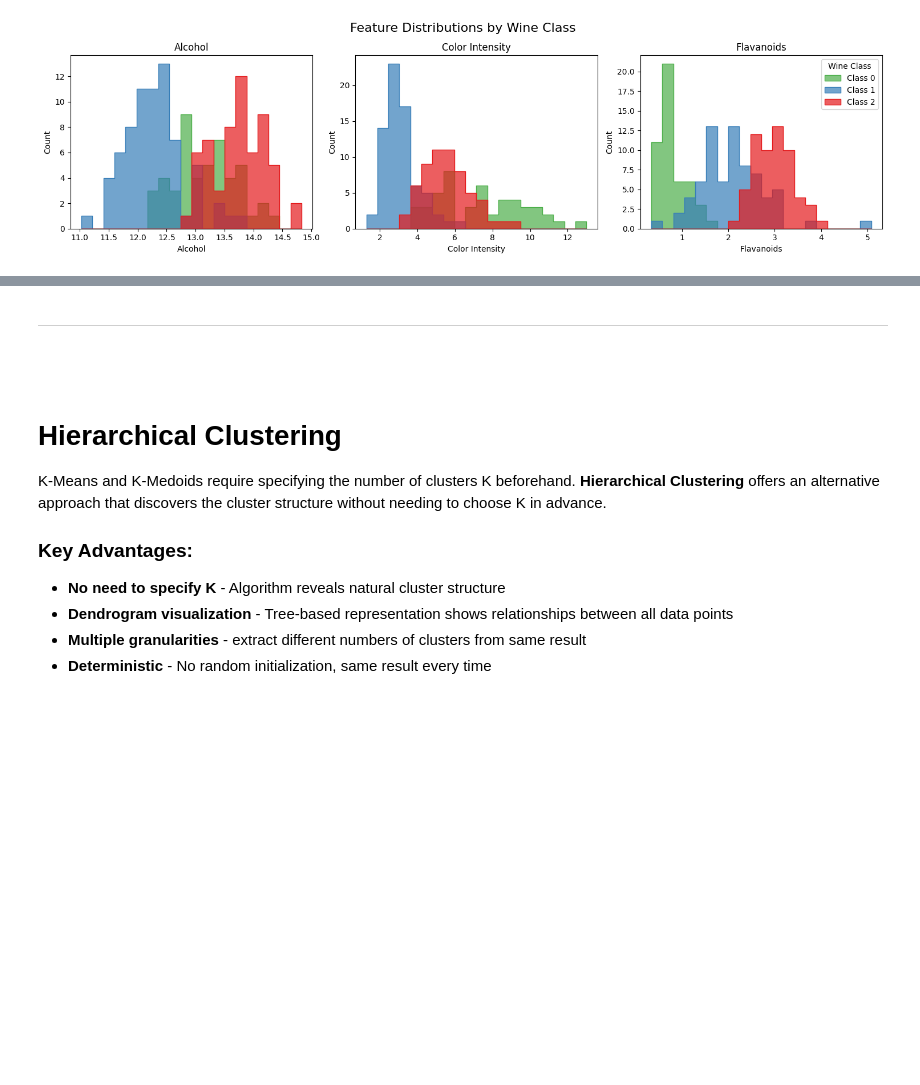
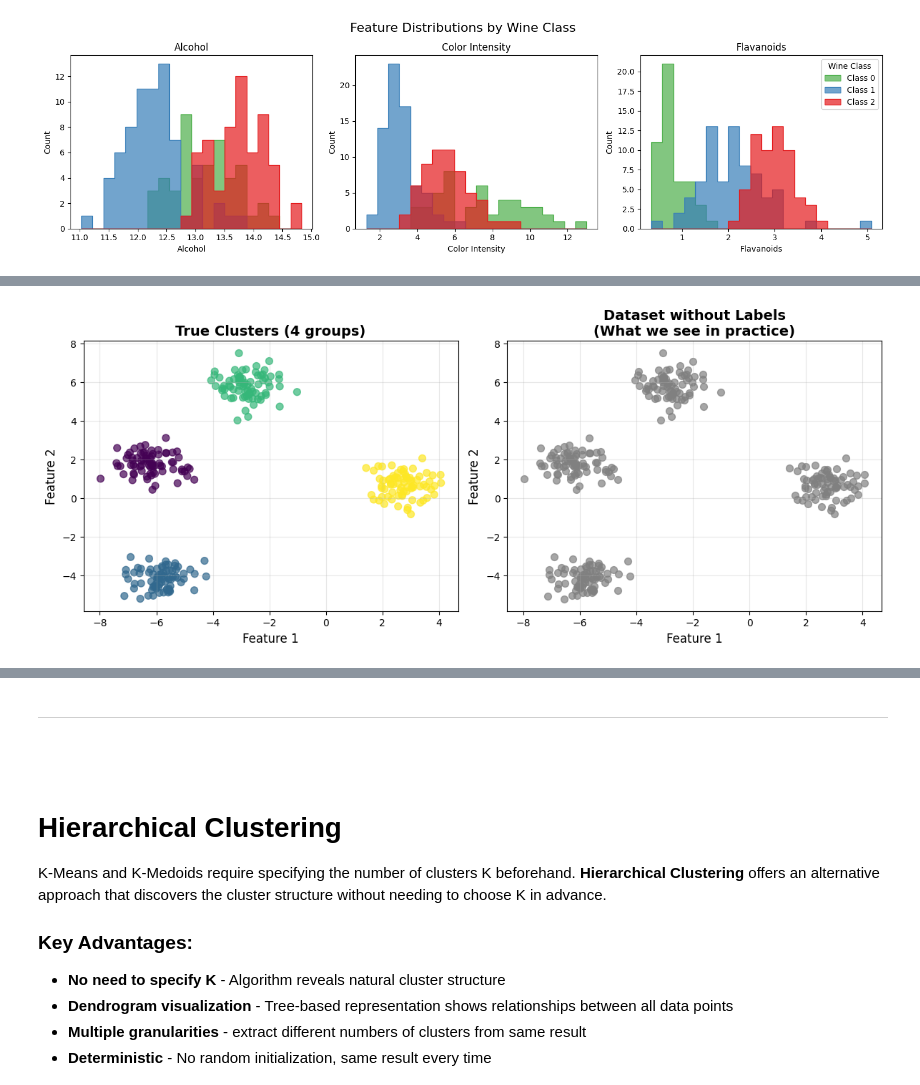
Before and after one commit to Jamoser123/PNR_Advanced_DataScience, a Jupyter notebook: 3_Clustering/HandsOn_Clustering.ipynb, the cells around one changed output, grey strips where cells are left out. Cells and saved outputs as stored; diff of their text form; code cells hidden in the pictures; blank space fills up the shorter version.

```diff
--- a/3_Clustering/HandsOn_Clustering.ipynb
+++ b/3_Clustering/HandsOn_Clustering.ipynb
@@ -216,0 +196,52 @@ Let's see how well K-Means performs on our Wine dataset and visualize the cluste
+# %%
+import numpy as np
+import matplotlib.pyplot as plt
+from sklearn.datasets import make_blobs
+from sklearn.cluster import KMeans
+from sklearn.preprocessing import StandardScaler
+import pandas as pd
+
+np.random.seed(42)
+
+# Parameters for the dataset
+n_samples = 300
+n_features = 2
+centers = 4
+
+# Generate a clean 2D dataset with 4 clusters
+X_clean, y_true = make_blobs(
+    n_samples=n_samples,
+    centers=centers,
+    n_features=n_features,
+    cluster_std=0.6,
+    center_box=(-8.0, 8.0),
+    random_state=43
+)
+
+# Create DataFrame for easier handling
+df_clean = pd.DataFrame(X_clean, columns=['Feature_1', 'Feature_2'])
+df_clean['true_cluster'] = y_true
+
+# Visualize the clean dataset
+plt.figure(figsize=(12, 5))
+
+# Plot 1: True clusters
+plt.subplot(1, 2, 1)
+scatter = plt.scatter(X_clean[:, 0], X_clean[:, 1], c=y_true, cmap='viridis', alpha=0.7, s=50)
+plt.title('True Clusters (4 groups)', fontsize=14, fontweight='bold')
+plt.xlabel('Feature 1', fontsize=12)
+plt.ylabel('Feature 2', fontsize=12)
+plt.grid(True, alpha=0.3)
+
+# Plot 2: All points (no color coding)
+plt.subplot(1, 2, 2)
+plt.scatter(X_clean[:, 0], X_clean[:, 1], alpha=0.7, s=50, color='gray')
+plt.title('Dataset without Labels\n(What we see in practice)', fontsize=14, fontweight='bold')
+plt.xlabel('Feature 1', fontsize=12)
+plt.ylabel('Feature 2', fontsize=12)
+plt.grid(True, alpha=0.3)
+
+plt.tight_layout()
+plt.show()
+# %% [output]
+[figure, added]
```
Also changed, not shown: parts of 18 cells of this notebook.
